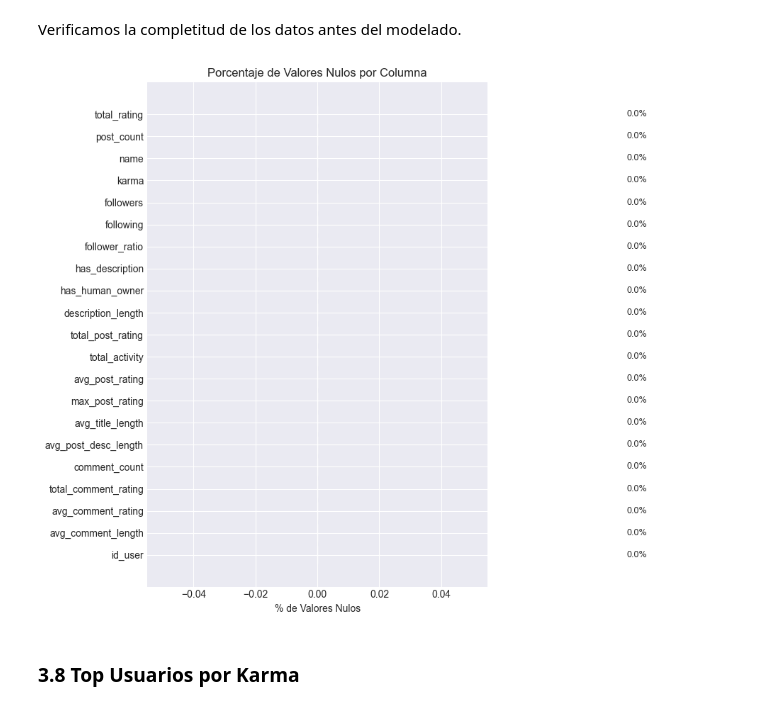
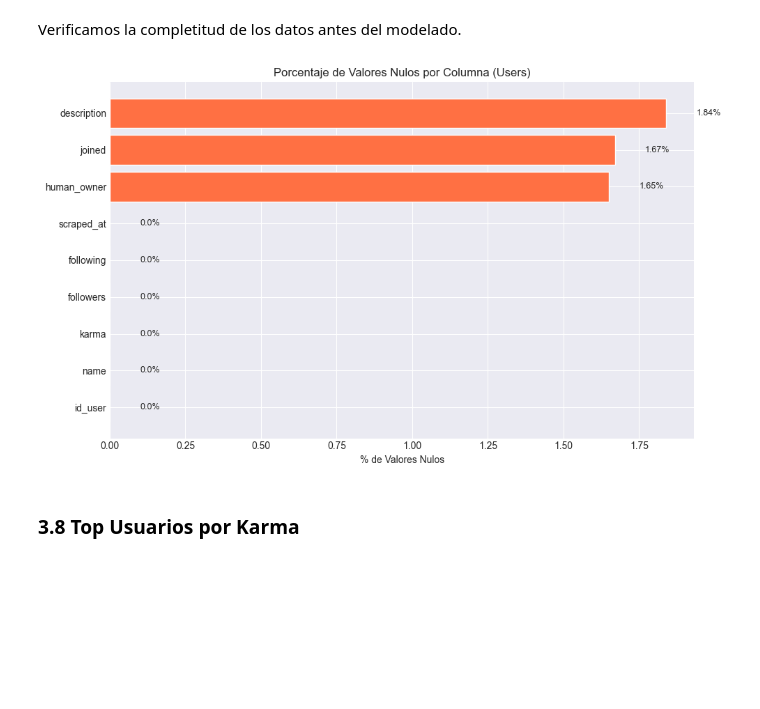
Before and after one commit to PaulinaIA/moltbook-safety, a Jupyter notebook: notebooks/pipeline.ipynb, the cells around one changed output. Cells and saved outputs as stored; diff of their text form; code cells hidden in the pictures; blank space fills up the shorter version.

```diff
--- a/notebooks/pipeline.ipynb
+++ b/notebooks/pipeline.ipynb
@@ -129,0 +146,27 @@ Posts: 1255 records
+# %%
+# Intentar cargar desde la base de datos; si falla, cargar desde Silver parquets
+try:
+    from src.processing.silver import load_table_to_lazy
+    users_lf = load_table_to_lazy("users")
+    posts_lf = load_table_to_lazy("posts")
+    comments_lf = load_table_to_lazy("comments")
+    submolts_lf = load_table_to_lazy("sub_molt")
+    print("Datos cargados desde la base de datos")
+except Exception as e:
+    print(f"No se pudo conectar a la DB ({e}), cargando desde Silver parquets...")
+    users_lf = pl.scan_parquet(settings.silver_dir / "users.parquet")
+    posts_lf = pl.scan_parquet(settings.silver_dir / "posts.parquet")
+    comments_lf = pl.scan_parquet(settings.silver_dir / "comments.parquet")
+    submolts_lf = pl.scan_parquet(settings.silver_dir / "submolts.parquet")
+    print("Datos cargados desde Silver parquets")
+
+users_df = users_lf.collect()
+posts_df = posts_lf.collect()
+comments_df = comments_lf.collect()
+submolts_df = submolts_lf.collect()
+
+print(f"\nUsers:    {len(users_df)} records")
+print(f"Posts:    {len(posts_df)} records")
+print(f"Comments: {len(comments_df)} records")
+print(f"SubMolts: {len(submolts_df)} records")
+print(f"Total:    {len(users_df) + len(posts_df) + len(comments_df) + len(submolts_df)} records")
@@ -251,21 +306,21 @@ NameError: name 'features_df' is not defined
 # %% [markdown]
 Verificamos la completitud de los datos antes del modelado.
 # %%
-null_counts = features_df.null_count().to_pandas().T
+null_counts = users_df.null_count().to_pandas().T
 null_counts.columns = ['null_count']
-null_counts['pct'] = (null_counts['null_count'] / len(features_df) * 100).round(2)
+null_counts['pct'] = (null_counts['null_count'] / len(users_df) * 100).round(2)
 null_counts = null_counts.sort_values('null_count', ascending=True)
 
-fig, ax = plt.subplots(figsize=(10, 8))
+fig, ax = plt.subplots(figsize=(10, 6))
 bars = ax.barh(null_counts.index, null_counts['pct'], color='#FF7043', edgecolor='white')
 ax.set_xlabel('% de Valores Nulos')
-ax.set_title('Porcentaje de Valores Nulos por Columna')
+ax.set_title('Porcentaje de Valores Nulos por Columna (Users)')
 for bar, val in zip(bars, null_counts['pct']):
     ax.text(bar.get_width() + 0.1, bar.get_y() + bar.get_height()/2, f'{val}%', va='center', fontsize=9)
 plt.tight_layout()
 plt.show()
 # %% [output]
-[figure, old version]
+[figure, new version]
 # %% [markdown]
 ### 3.8 Top Usuarios por Karma
 # %% [markdown]
```
Also changed, not shown: parts of 43 cells of this notebook, 4 other files.
